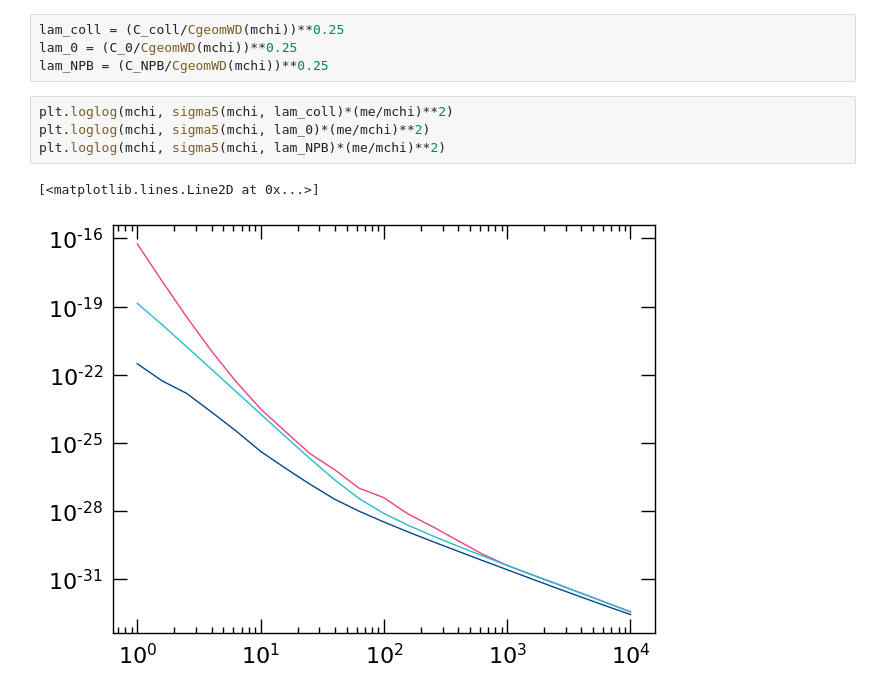
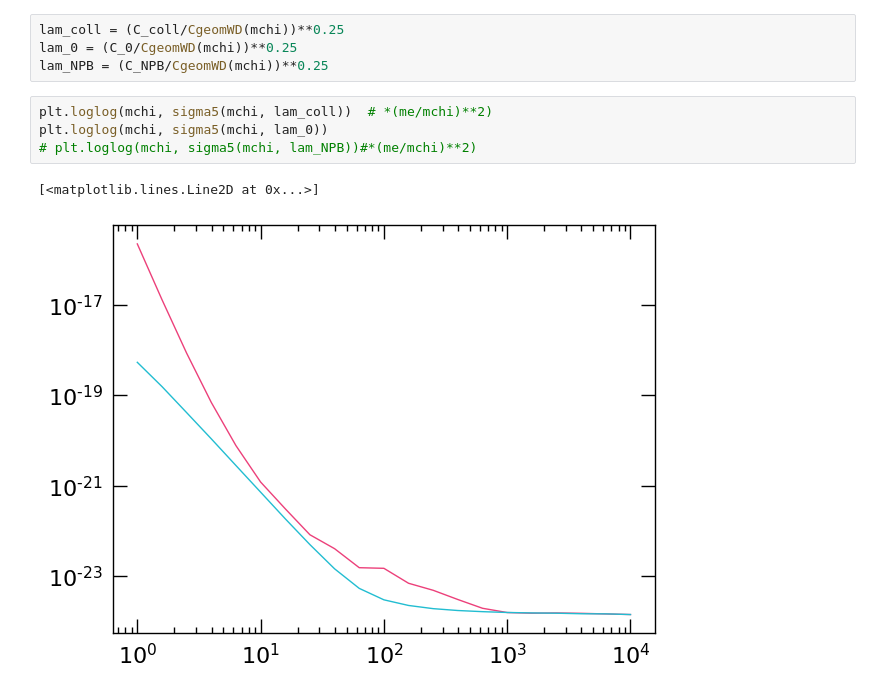
Before and after one commit to mvirgato/WD_e_capture, a Jupyter notebook: plots_cratedn_full.ipynb, the cells around one changed output. Cells and saved outputs as stored; diff of their text form.

```diff
--- a/plots_cratedn_full.ipynb
+++ b/plots_cratedn_full.ipynb
@@ -1172,9 +1172,9 @@ lam_coll = (C_coll/CgeomWD(mchi))**0.25
 lam_0 = (C_0/CgeomWD(mchi))**0.25
 lam_NPB = (C_NPB/CgeomWD(mchi))**0.25
 # %%
-plt.loglog(mchi, sigma5(mchi, lam_coll)*(me/mchi)**2)
-plt.loglog(mchi, sigma5(mchi, lam_0)*(me/mchi)**2)
-plt.loglog(mchi, sigma5(mchi, lam_NPB)*(me/mchi)**2)
+plt.loglog(mchi, sigma5(mchi, lam_coll))  # *(me/mchi)**2)
+plt.loglog(mchi, sigma5(mchi, lam_0))
+# plt.loglog(mchi, sigma5(mchi, lam_NPB))#*(me/mchi)**2)
 # %% [output]
 [<matplotlib.lines.Line2D at 0x...>]
-[figure, old version]
+[figure, new version]
```
